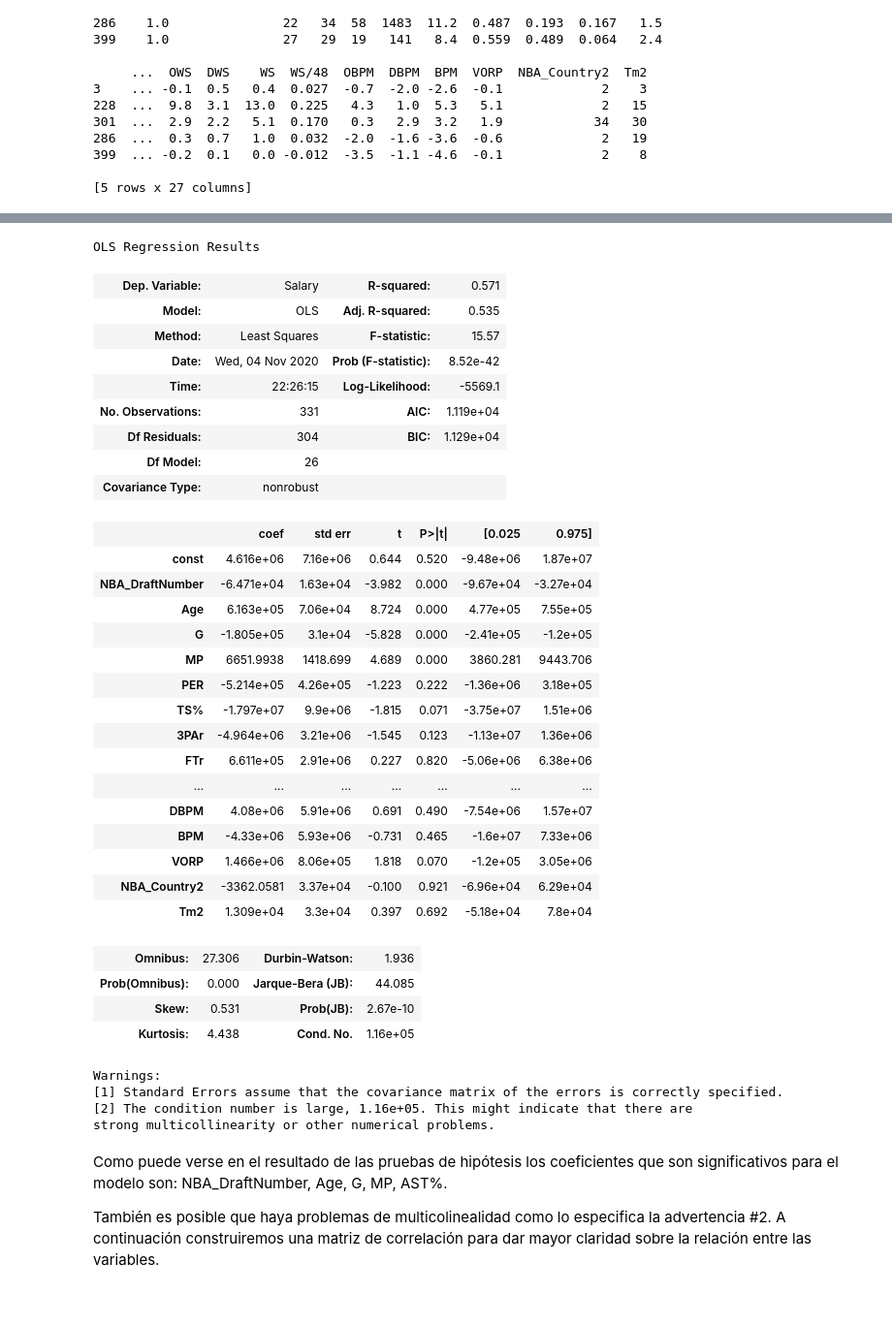
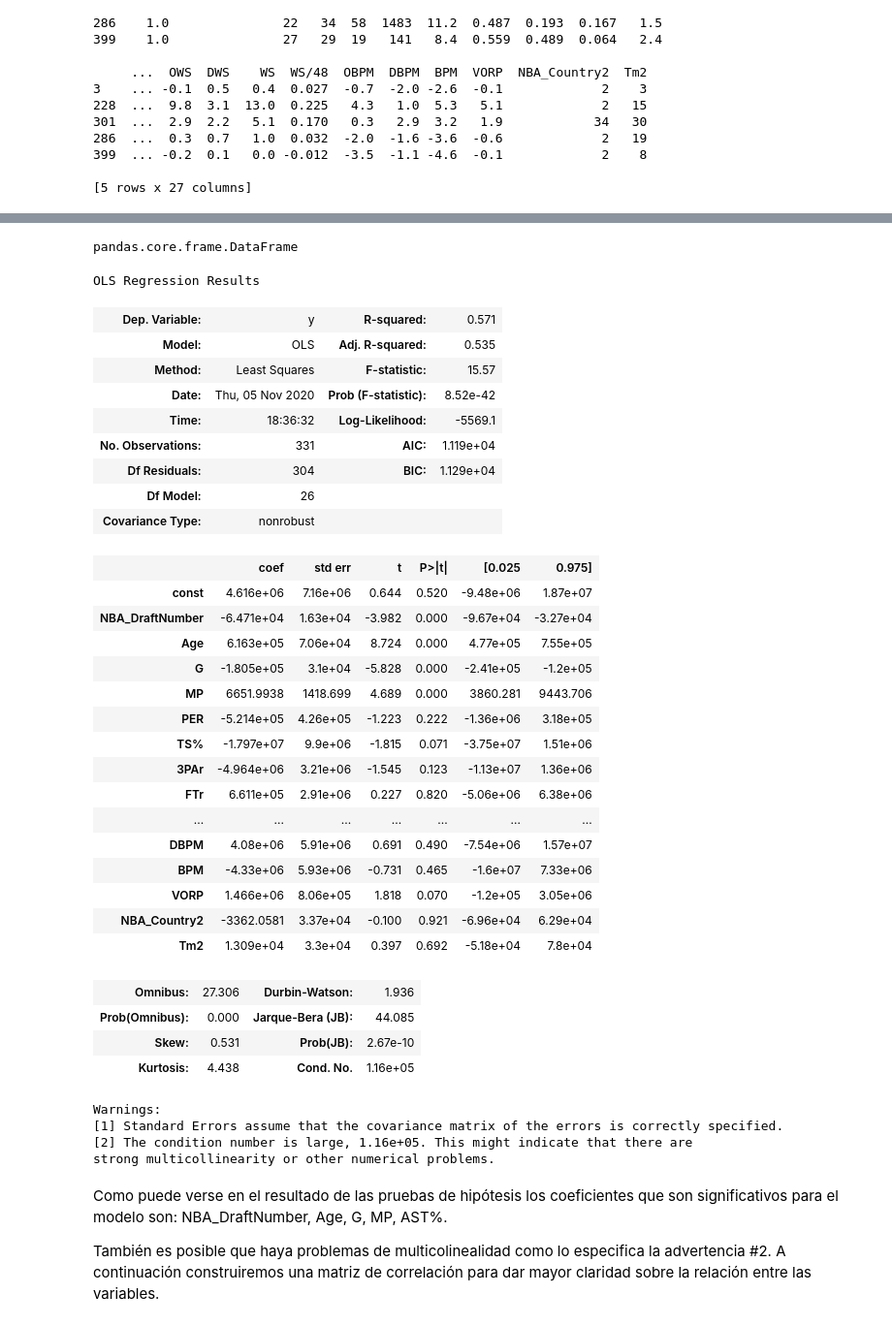
Before and after one commit to JuanImbachi/DataAnalytics_FinalProject, a Jupyter notebook: Carvajal_Imbachí_ProyectoFinal_AnalíticaDeDatos.ipynb, the cells around one changed output, grey strips where cells are left out. Shown at 97% size. Saved outputs shown, nothing was run; the diff lists cells and outputs as text; code cells hidden in the pictures.

```diff
--- a/Carvajal_Imbachí_ProyectoFinal_AnalíticaDeDatos.ipynb
+++ b/Carvajal_Imbachí_ProyectoFinal_AnalíticaDeDatos.ipynb
@@ -515,15 +542,19 @@ print(x2_train.head())
+# %%
+type(y_train)
+# %% [output]
+pandas.core.frame.DataFrame
 # %%
-modeloStats = sm.OLS(y_train, x2_train)
+modeloStats = sm.OLS(np.asarray(y_train), x2_train)
 results = modeloStats.fit();
 #Consultamos la calidad del modelo a partir de sus estadísticas
 results.summary()
 # %% [output]
 OLS Regression Results
-| Dep. Variable: | Salary | R-squared: | 0.571 |
+| Dep. Variable: | y | R-squared: | 0.571 |
 | Model: | OLS | Adj. R-squared: | 0.535 |
 | Method: | Least Squares | F-statistic: | 15.57 |
-| Date: | Wed, 04 Nov 2020 | Prob (F-statistic): | 8.52e-42 |
-| Time: | 22:26:15 | Log-Likelihood: | -5569.1 |
+| Date: | Thu, 05 Nov 2020 | Prob (F-statistic): | 8.52e-42 |
+| Time: | 18:36:32 | Log-Likelihood: | -5569.1 |
 | No. Observations: | 331 | AIC: | 1.119e+04 |
 | Df Residuals: | 304 | BIC: | 1.129e+04 |
 | Df Model: | 26 |  |  |
```
Also changed, not shown: parts of 28 cells of this notebook.
